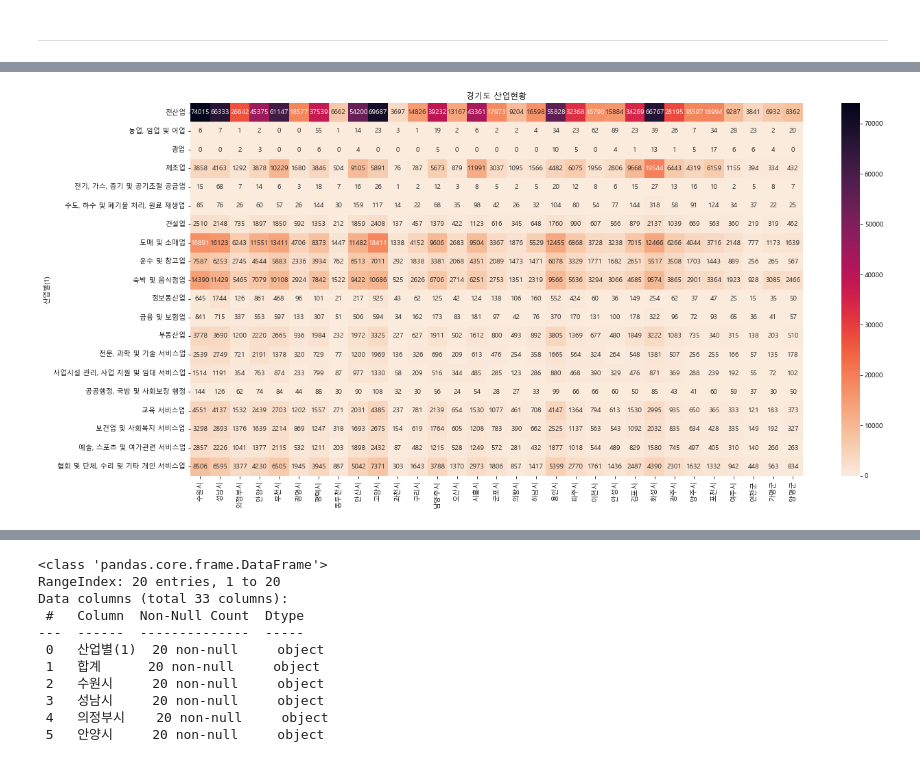
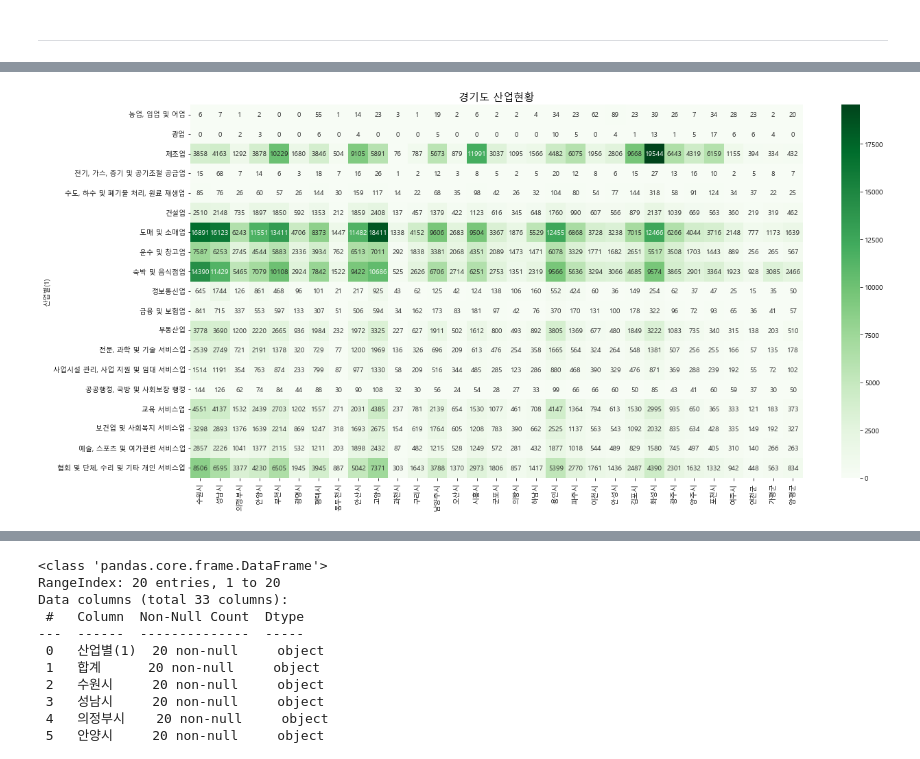
Before and after one commit to hk918216/Mini-Project_1, a Jupyter notebook: 2. 산업현황데이터읽기.ipynb, the cells around one changed output, grey strips where cells are left out. Drawn from its saved outputs; the diff is of its cells as text; code cells hidden in the pictures.

```diff
--- a/2. 산업현황데이터읽기.ipynb
+++ b/2. 산업현황데이터읽기.ipynb
@@ -243,7 +245,8 @@ ggd_si = ggd_si.drop(['합계'], axis=1)
 ggd_si = ggd_si.set_index(['산업별(1)'])
 # %%
 ggd_si = ggd_si.astype(int)
-ggd_si.head()
+ggd_si = ggd_si.drop('전산업',axis=0)
+ggd_si
 # %% [output]
 |  | 수원시 | 성남시 | 의정부시 | 안양시 | 부천시 | 광명시 | 평택시 | 동두천시 | 안산시 | 고양시 | ... | ... |
 | 산업별(1) |  |  |  |  |  |  |  |  |  |  |  | ... |
@@ -256,11 +270,12 @@ ggd_si.head()
 # %%
 plt.figure(figsize=(20,10))
 plt.rc("font", family = "Malgun Gothic", size=10)
-sns.heatmap(ggd_si, annot=True, fmt='.0f', cmap='rocket_r')
-plt.title("경기도 산업현황")
+sns.heatmap(ggd_si, annot=True, fmt='.0f', cmap= 'Greens')
+plt.title("경기도 산업현황", fontsize = 15)
+
 plt.show()
 # %% [output]
-[figure, old version]
+[figure, new version]
 # %%
 ggd_total = pd.read_csv('./미니1차/경기도시별산업.csv', encoding='euc-kr',skiprows=1)
 ggd_total.head()
```
Also changed, not shown: parts of 29 cells of this notebook, 1 other file.
